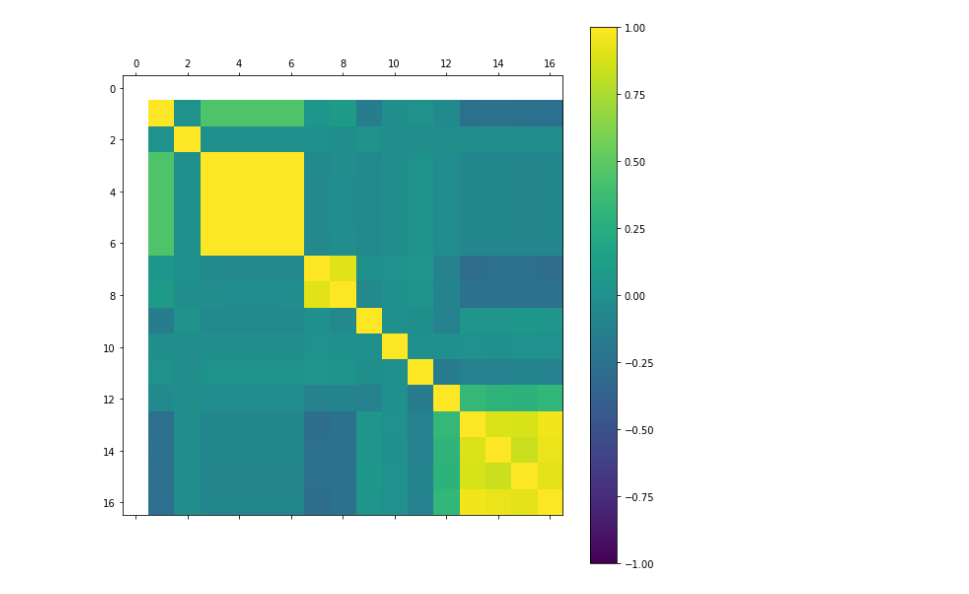
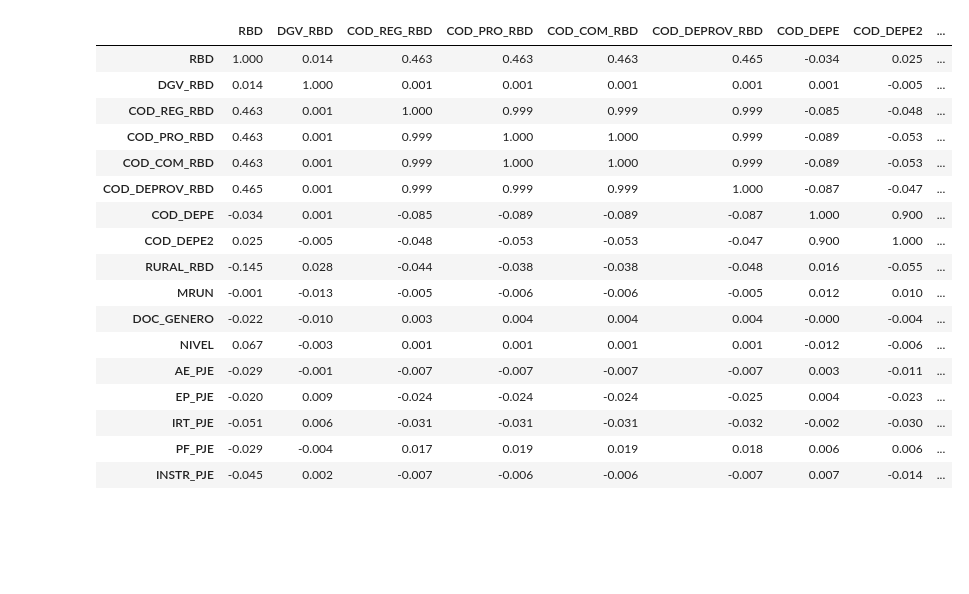
Before and after one commit to duocclases/SCA-202101-MineriaDatos-02-TEAM02, a Jupyter notebook: lab2/lab2_grupo2.ipynb, the cells around one changed output. Drawn from its saved outputs; the diff is of its cells as text; code cells hidden in the pictures; blank space fills up the shorter version.

```diff
--- a/lab2/lab2_grupo2.ipynb
+++ b/lab2/lab2_grupo2.ipynb
@@ -20 +41,4 @@ dataset = pd.read_csv('20200110_EVALUACION_DOCENTE_2018_10052019_PUBL.csv',  sep
+# %%
+## En este paso eliminamos las columnas de tipo String para quedarnos solo con tipos numéricos. Ademas, eliminamos la variable AÑO_EVAL ya que en realidad es una constante (2018)
+dataset = dataset.drop(["NOM_RBD", "NOM_COM_RBD", "NOM_DEPROV_RBD", "SUBSECT", "CCE_ESC", "CLAVE", "PF_ESC", "AÑO_EVAL"], axis=1)
 # %%
@@ -163,16 +192,28 @@ correlacion.head(20)
-# %%
-fig = plt.figure(figsize=(10,10))
-ax = fig.add_subplot(111)
-cax = ax.matshow(correlacion, vmin=-1, vmax=1)
-fig.colorbar(cax)
-plt.show()
-
-#POR HACER
-#conclusión: podría eliminar la variable 8(RAD) o 9(TAX) (nivel de correlación = 0.91 )
-#            podría eliminar la variable 8(RAD) o 9(TAX) (nivel de correlación = 0.91 )
-
-#INDUS | DIS  -0.71
-#INDUS | TAX   0.72
-#RAD   | TAX   0.91
-# %% [output]
-[figure, removed]
+# %%
+#Análisis de Correlación de Variables
+
+#Con esta linea de codigo evitamos que los datos de correlación se muestren en notacion cientifica.
+pd.set_option('display.float_format', lambda x: '%.3f' % x)
+
+#Calculamos la correlación:
+correlacion = dataset.corr()
+correlacion.head(20)
+# %% [output]
+|  | RBD | DGV_RBD | COD_REG_RBD | COD_PRO_RBD | COD_COM_RBD | COD_DEPROV_RBD | COD_DEPE | COD_DEPE2 | ... |
+| RBD | 1.000 | 0.014 | 0.463 | 0.463 | 0.463 | 0.465 | -0.034 | 0.025 | ... |
+| DGV_RBD | 0.014 | 1.000 | 0.001 | 0.001 | 0.001 | 0.001 | 0.001 | -0.005 | ... |
+| COD_REG_RBD | 0.463 | 0.001 | 1.000 | 0.999 | 0.999 | 0.999 | -0.085 | -0.048 | ... |
+| COD_PRO_RBD | 0.463 | 0.001 | 0.999 | 1.000 | 1.000 | 0.999 | -0.089 | -0.053 | ... |
+| COD_COM_RBD | 0.463 | 0.001 | 0.999 | 1.000 | 1.000 | 0.999 | -0.089 | -0.053 | ... |
+| COD_DEPROV_RBD | 0.465 | 0.001 | 0.999 | 0.999 | 0.999 | 1.000 | -0.087 | -0.047 | ... |
+| COD_DEPE | -0.034 | 0.001 | -0.085 | -0.089 | -0.089 | -0.087 | 1.000 | 0.900 | ... |
+| COD_DEPE2 | 0.025 | -0.005 | -0.048 | -0.053 | -0.053 | -0.047 | 0.900 | 1.000 | ... |
+| RURAL_RBD | -0.145 | 0.028 | -0.044 | -0.038 | -0.038 | -0.048 | 0.016 | -0.055 | ... |
+| MRUN | -0.001 | -0.013 | -0.005 | -0.006 | -0.006 | -0.005 | 0.012 | 0.010 | ... |
+| DOC_GENERO | -0.022 | -0.010 | 0.003 | 0.004 | 0.004 | 0.004 | -0.000 | -0.004 | ... |
+| NIVEL | 0.067 | -0.003 | 0.001 | 0.001 | 0.001 | 0.001 | -0.012 | -0.006 | ... |
+| AE_PJE | -0.029 | -0.001 | -0.007 | -0.007 | -0.007 | -0.007 | 0.003 | -0.011 | ... |
+| EP_PJE | -0.020 | 0.009 | -0.024 | -0.024 | -0.024 | -0.025 | 0.004 | -0.023 | ... |
+| IRT_PJE | -0.051 | 0.006 | -0.031 | -0.031 | -0.031 | -0.032 | -0.002 | -0.030 | ... |
+| PF_PJE | -0.029 | -0.004 | 0.017 | 0.019 | 0.019 | 0.018 | 0.006 | 0.006 | ... |
+| INSTR_PJE | -0.045 | 0.002 | -0.007 | -0.006 | -0.006 | -0.007 | 0.007 | -0.014 | ... |
```
Also changed, not shown: parts of 46 cells of this notebook.
